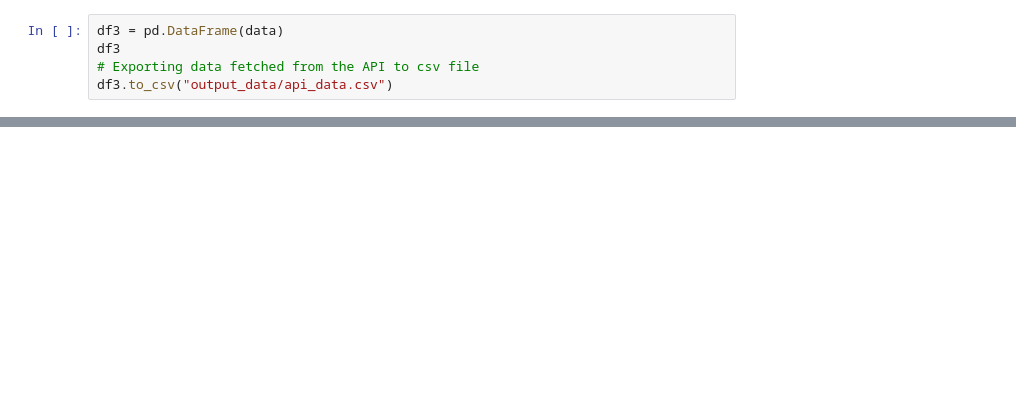
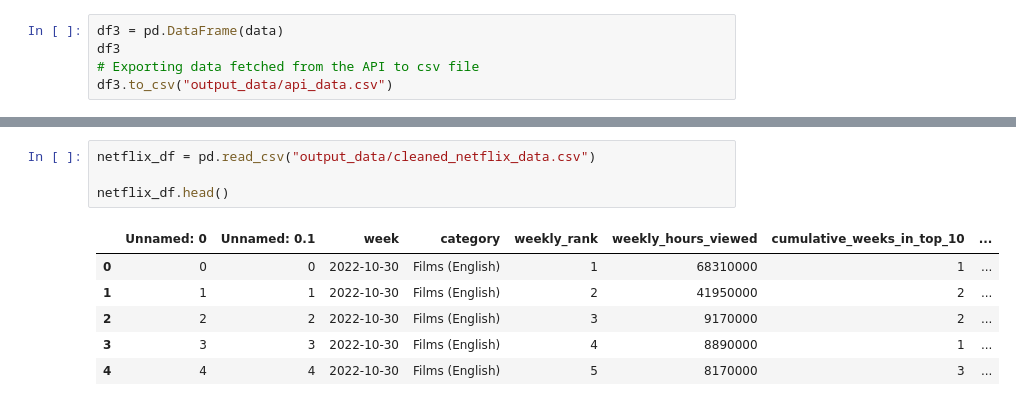
Before and after one commit to EdithLotterman/Project-1-Team-8, a Jupyter notebook: netflix_project.ipynb, the cells around one changed output, grey strips where cells are left out. Drawn from its saved outputs; the diff is of its cells as text; blank space fills up the shorter version.

```diff
--- a/netflix_project.ipynb
+++ b/netflix_project.ipynb
@@ -184,0 +106,11 @@ dtype: int64
+# %%
+netflix_df = pd.read_csv("output_data/cleaned_netflix_data.csv")
+
+netflix_df.head()
+# %% [output]
+|  | Unnamed: 0 | Unnamed: 0.1 | week | category | weekly_rank | weekly_hours_viewed | cumulative_weeks_in_top_10 | ... |
+| 0 | 0 | 0 | 2022-10-30 | Films (English) | 1 | 68310000 | 1 | ... |
+| 1 | 1 | 1 | 2022-10-30 | Films (English) | 2 | 41950000 | 2 | ... |
+| 2 | 2 | 2 | 2022-10-30 | Films (English) | 3 | 9170000 | 2 | ... |
+| 3 | 3 | 3 | 2022-10-30 | Films (English) | 4 | 8890000 | 1 | ... |
+| 4 | 4 | 4 | 2022-10-30 | Films (English) | 5 | 8170000 | 3 | ... |
```
Also changed, not shown: parts of 9 cells of this notebook, 2 other files.
